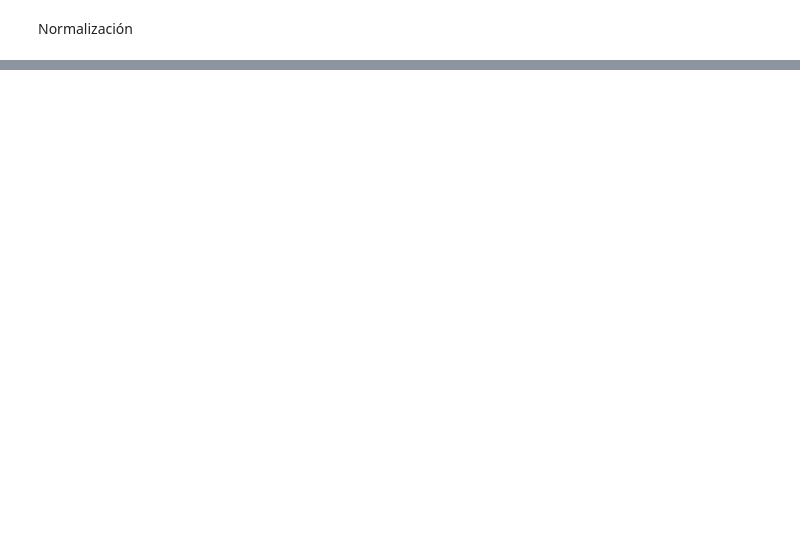
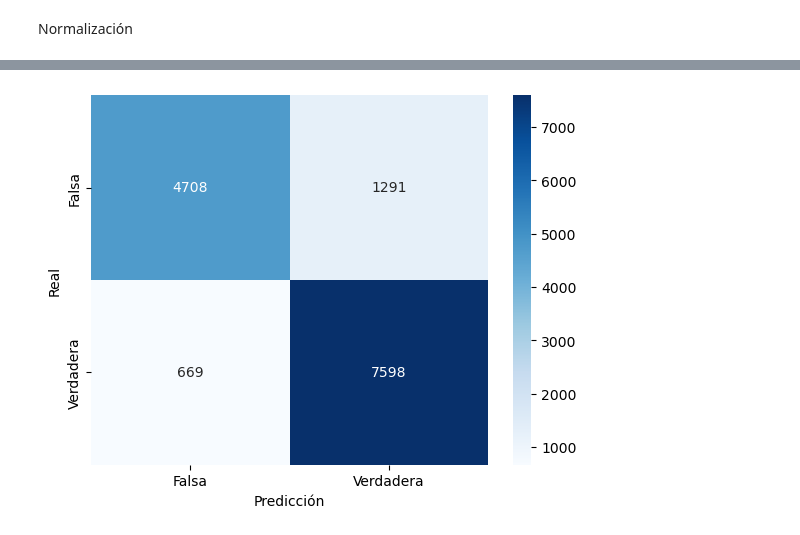
Before and after one commit to JairoFierro/Proy1, a Jupyter notebook: proyecto1.ipynb, the cells around one changed output, grey strips where cells are left out. Drawn from its saved outputs; the diff is of its cells as text; code cells hidden in the pictures; blank space fills up the shorter version.

```diff
--- a/proyecto1.ipynb
+++ b/proyecto1.ipynb
@@ -240,0 +326,9 @@ data_t['Message'] = data_t['Message'].apply(contractions.fix)
+# %%
+X = X.astype(float)
+# %%
+X_train, X_test, y_train, y_test = train_test_split(X, y, test_size=0.25, random_state=42)
+smote = SMOTE(random_state=42)
+X_train_balanced, y_train_balanced = smote.fit_resample(X_train, y_train)
+# %%
+modelo = LogisticRegression(max_iter=1000)
+modelo.fit(X_train_balanced, y_train_balanced)
@@ -240,0 +344,5 @@ data_t['Message'] = data_t['Message'].apply(contractions.fix)
+# %%
+y_pred = modelo.predict(X_test)
+print(f"Precisión del modelo: {accuracy_score(y_test, y_pred) * 100:.2f}%")
+print("\nReporte completo:")
+print(classification_report(y_test, y_pred, target_names=['Falsa', 'Verdadera']))
@@ -240,0 +361,8 @@ data_t['Message'] = data_t['Message'].apply(contractions.fix)
+# %%
+cm = confusion_matrix(y_test, y_pred)
+sns.heatmap(cm, annot=True, fmt='d', cmap='Blues', xticklabels=['Falsa', 'Verdadera'], yticklabels=['Falsa', 'Verdadera'])
+plt.xlabel('Predicción')
+plt.ylabel('Real')
+plt.show()
+# %% [output]
+[figure, added]
```
Also changed, not shown: parts of 35 cells of this notebook.
